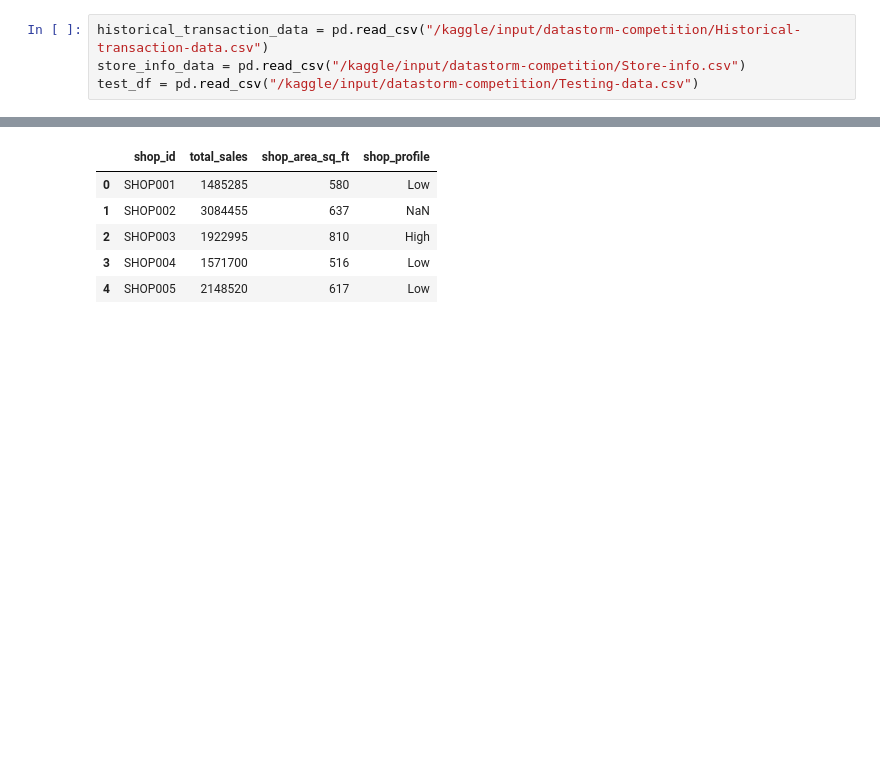
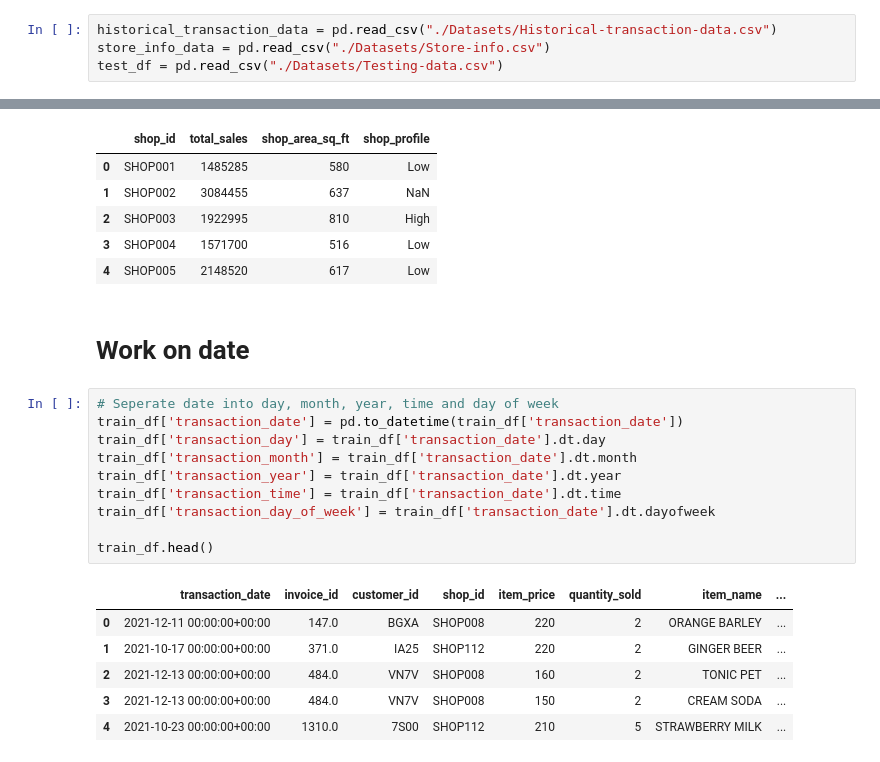
Before and after one commit to joelsathi/DataStorm-4.0-BrainLeftException, a Jupyter notebook: competition-notebook.ipynb, the cells around one changed output, grey strips where cells are left out. Cells and saved outputs as stored; diff of their text form; blank space fills up the shorter version.

Commit message:
Added most popular bev and separated Date

```diff
--- a/competition-notebook.ipynb
+++ b/competition-notebook.ipynb
@@ -24,7 +19,7 @@ for dirname, _, filenames in os.walk('/kaggle/input'):
 # %%
-historical_transaction_data = pd.read_csv("/kaggle/input/datastorm-competition/Historical-transaction-data.csv")
-store_info_data = pd.read_csv("/kaggle/input/datastorm-competition/Store-info.csv")
-test_df = pd.read_csv("/kaggle/input/datastorm-competition/Testing-data.csv")
+historical_transaction_data = pd.read_csv("./Datasets/Historical-transaction-data.csv")
+store_info_data = pd.read_csv("./Datasets/Store-info.csv")
+test_df = pd.read_csv("./Datasets/Testing-data.csv")
 # %%
 historical_transaction_data.head()
 # %% [output]
@@ -209,3 +204,22 @@ store_info_data.head()
 | 2 | SHOP003 | 1922995 | 810 | High |
 | 3 | SHOP004 | 1571700 | 516 | Low |
 | 4 | SHOP005 | 2148520 | 617 | Low |
+# %% [markdown]
+# Work on date
+# %%
+# Seperate date into day, month, year, time and day of week
+train_df['transaction_date'] = pd.to_datetime(train_df['transaction_date'])
+train_df['transaction_day'] = train_df['transaction_date'].dt.day
+train_df['transaction_month'] = train_df['transaction_date'].dt.month
+train_df['transaction_year'] = train_df['transaction_date'].dt.year
+train_df['transaction_time'] = train_df['transaction_date'].dt.time
+train_df['transaction_day_of_week'] = train_df['transaction_date'].dt.dayofweek
+
+train_df.head()
+# %% [output]
+|  | transaction_date | invoice_id | customer_id | shop_id | item_price | quantity_sold | item_name | ... |
+| 0 | 2021-12-11 00:00:00+00:00 | 147.0 | BGXA | SHOP008 | 220 | 2 | ORANGE BARLEY | ... |
+| 1 | 2021-10-17 00:00:00+00:00 | 371.0 | IA25 | SHOP112 | 220 | 2 | GINGER BEER | ... |
+| 2 | 2021-12-13 00:00:00+00:00 | 484.0 | VN7V | SHOP008 | 160 | 2 | TONIC PET | ... |
+| 3 | 2021-12-13 00:00:00+00:00 | 484.0 | VN7V | SHOP008 | 150 | 2 | CREAM SODA | ... |
+| 4 | 2021-10-23 00:00:00+00:00 | 1310.0 | 7S00 | SHOP112 | 210 | 5 | STRAWBERRY MILK | ... |
```
Also changed, not shown: parts of 7 cells of this notebook.
